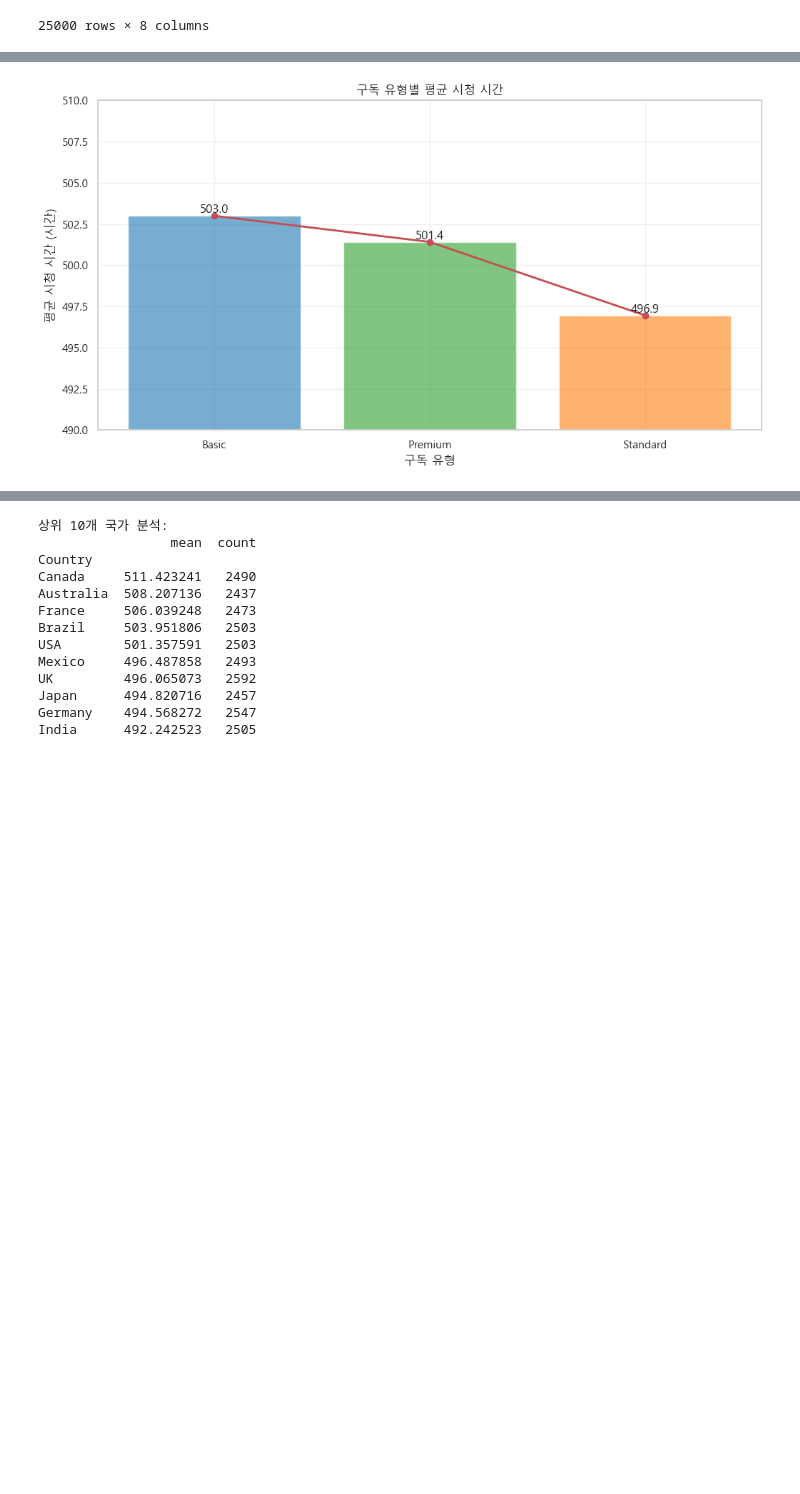
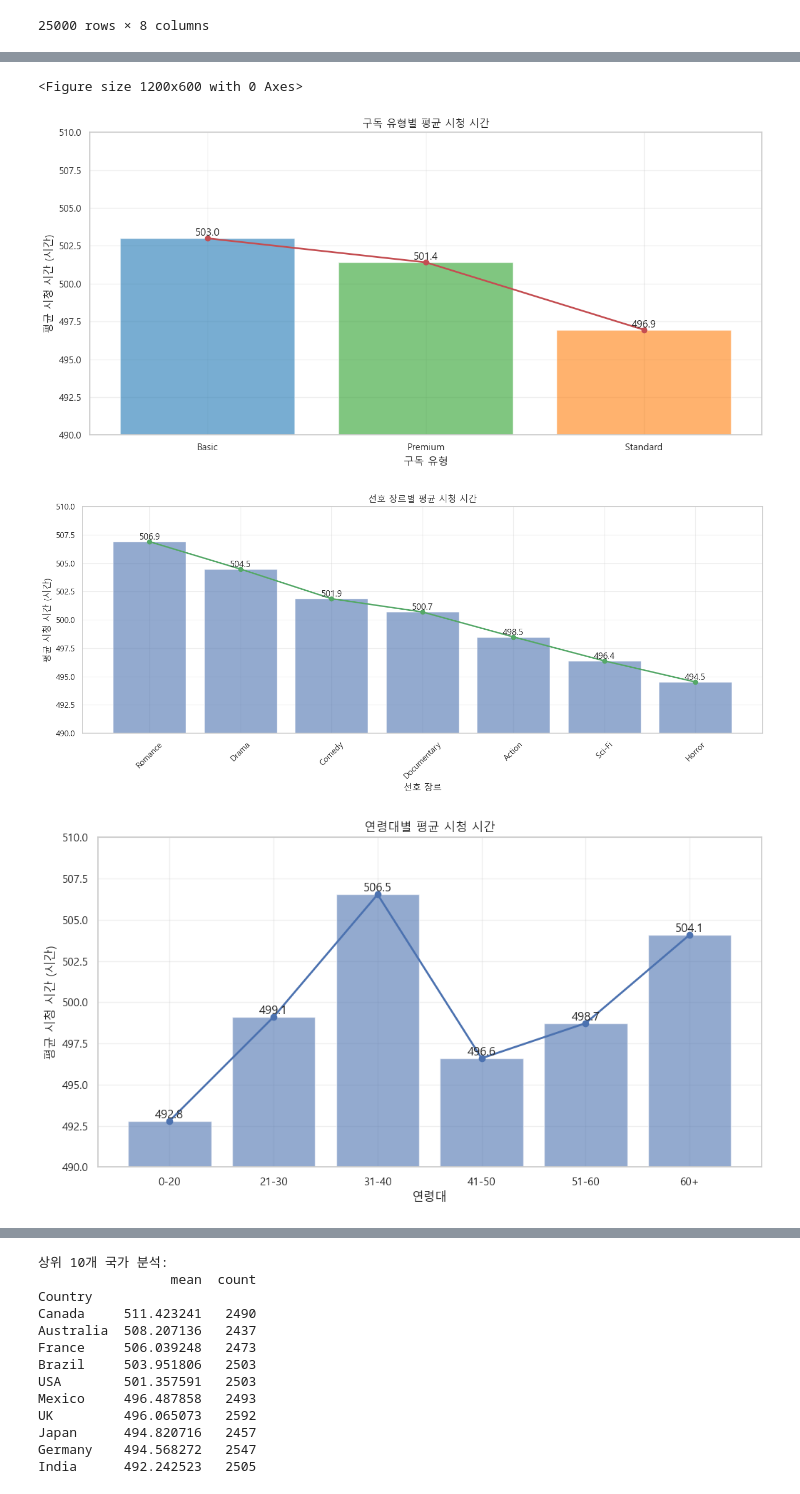
Before and after one commit to skn-ai14-250409/SKN14-EDA-5Team, a Jupyter notebook: JeonJungKyu/last.ipynb, the cells around one changed output, grey strips where cells are left out. Drawn from its saved outputs; the diff is of its cells as text; code cells hidden in the pictures; blank space fills up the shorter version.

```diff
--- a/JeonJungKyu/last.ipynb
+++ b/JeonJungKyu/last.ipynb
@@ -69,36 +69,87 @@ plt.rcParams['font.family'] = 'Malgun Gothic'
 # 마이너스 기호 정상 표시 (음수 깨짐 방지)
 plt.rcParams['axes.unicode_minus'] = False
 # %%
-# 구독 유형별 평균 시청 시간 (막대 그래프 + 꺾은선 그래프)
+# 1. 구독 유형별 평균 시청 시간 (막대 그래프와 꺾은선 그래프 결합)
 plt.figure(figsize=(12, 6))
 
-# 데이터 준비
-subscription_avg = netflix_df.groupby('Subscription_Type')['Watch_Time_Hours'].mean()
-subscription_types = subscription_avg.index
-
-# 원하는 색상 지정
+# 색상 고정
 colors = {
     'Basic': '#1f77b4',     # 파랑
     'Standard': '#ff7f0e',  # 주황
     'Premium': '#2ca02c'    # 초록
 }
-bar_colors = [colors[stype] for stype in subscription_types]
+
+# 구독 유형별 평균 시청 시간 계산
+subscription_avg = netflix_df.groupby('Subscription_Type')['Watch_Time_Hours'].mean()
+
+# 색상 리스트 생성 (index 순서에 맞게 매핑)
+bar_colors = [colors[stype] for stype in subscription_avg.index]
+
+# 시각화
+plt.figure(figsize=(12, 6))
 
 # 막대 그래프
-bars = plt.bar(subscription_types, subscription_avg.values, alpha=0.6, color=bar_colors)
+bars = plt.bar(subscription_avg.index, subscription_avg.values, color=bar_colors, alpha=0.6)
 plt.bar_label(bars, fmt='%.1f')
 
-# 꺾은선 그래프 (색 고정: 빨강)
-plt.plot(subscription_types, subscription_avg.values, 'ro-', linewidth=2)
+# 꺾은선 그래프 (붉은 점선 그대로 유지)
+plt.plot(subscription_avg.index, subscription_avg.values, 'ro-', linewidth=2)
 
 plt.title('구독 유형별 평균 시청 시간', fontsize=12)
 plt.xlabel('구독 유형')
 plt.ylabel('평균 시청 시간 (시간)')
 plt.ylim([490, 510])
 plt.grid(True, alpha=0.3)
+plt.tight_layout()
 plt.show()
+
+# 2. 장르별 평균 시청 시간
+plt.figure(figsize=(14, 6))
+
+genre_avg = netflix_df.groupby('Favorite_Genre')['Watch_Time_Hours'].mean().sort_values(ascending=False)
+
+# 막대 그래프
+bars = plt.bar(genre_avg.index, genre_avg.values, alpha=0.6)
+plt.bar_label(bars, fmt='%.1f')
+
+# 꺾은선 그래프
+plt.plot(genre_avg.index, genre_avg.values, 'go-', linewidth=2)
+
+plt.title('선호 장르별 평균 시청 시간', fontsize=12)
+plt.xlabel('선호 장르')
+plt.ylabel('평균 시청 시간 (시간)')
+plt.ylim([490, 510])
+plt.xticks(rotation=45)
+plt.grid(True, alpha=0.3)
+plt.tight_layout()
+plt.show()
+
+# 3. 연령대별 시청 시간
+plt.figure(figsize=(12, 6))
+
+# 연령대 구분
+netflix_df['Age_Group'] = pd.cut(netflix_df['Age'], bins=[0, 20, 30, 40, 50, 60, 100],
+                         labels=['0-20', '21-30', '31-40', '41-50', '51-60', '60+'])
+age_avg = netflix_df.groupby('Age_Group')['Watch_Time_Hours'].mean()
+
+# 막대 그래프
+bars = plt.bar(age_avg.index, age_avg.values, alpha=0.6)
+plt.bar_label(bars, fmt='%.1f')
+
+# 꺾은선 그래프
+plt.plot(age_avg.index, age_avg.values, 'bo-', linewidth=2)
+
+plt.title('연령대별 평균 시청 시간', fontsize=12)
+plt.xlabel('연령대')
+plt.ylabel('평균 시청 시간 (시간)')
+plt.ylim([490, 510])
+plt.grid(True, alpha=0.3)
+plt.show()
 # %% [output]
+<Figure size 1200x600 with 0 Axes>
-[figure, old version]
+[figure, new version]
+[figure, added]
+[figure, added]
 # %%
 #4. Seaborn Boxplot
 
```
Also changed, not shown: parts of 8 cells of this notebook.
